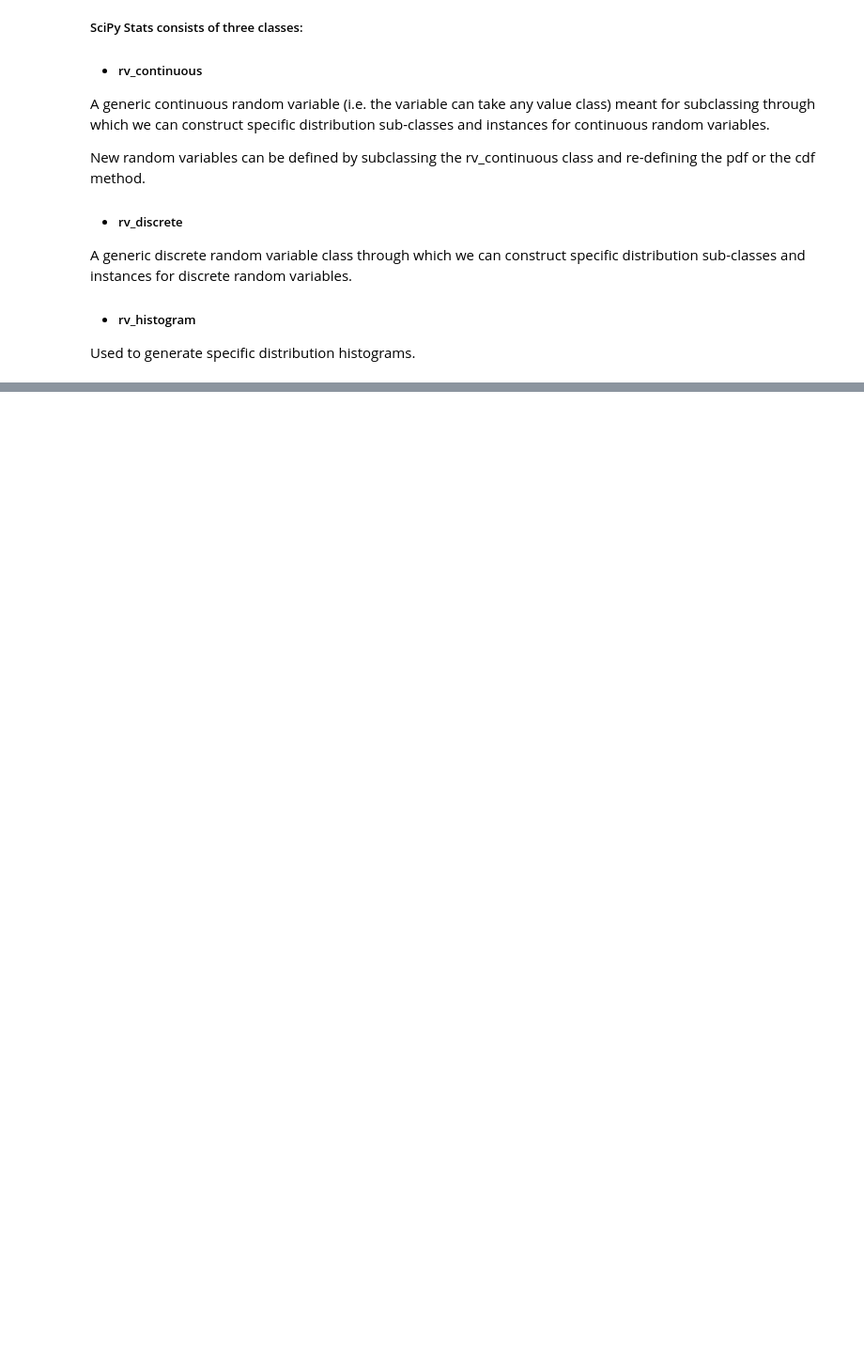
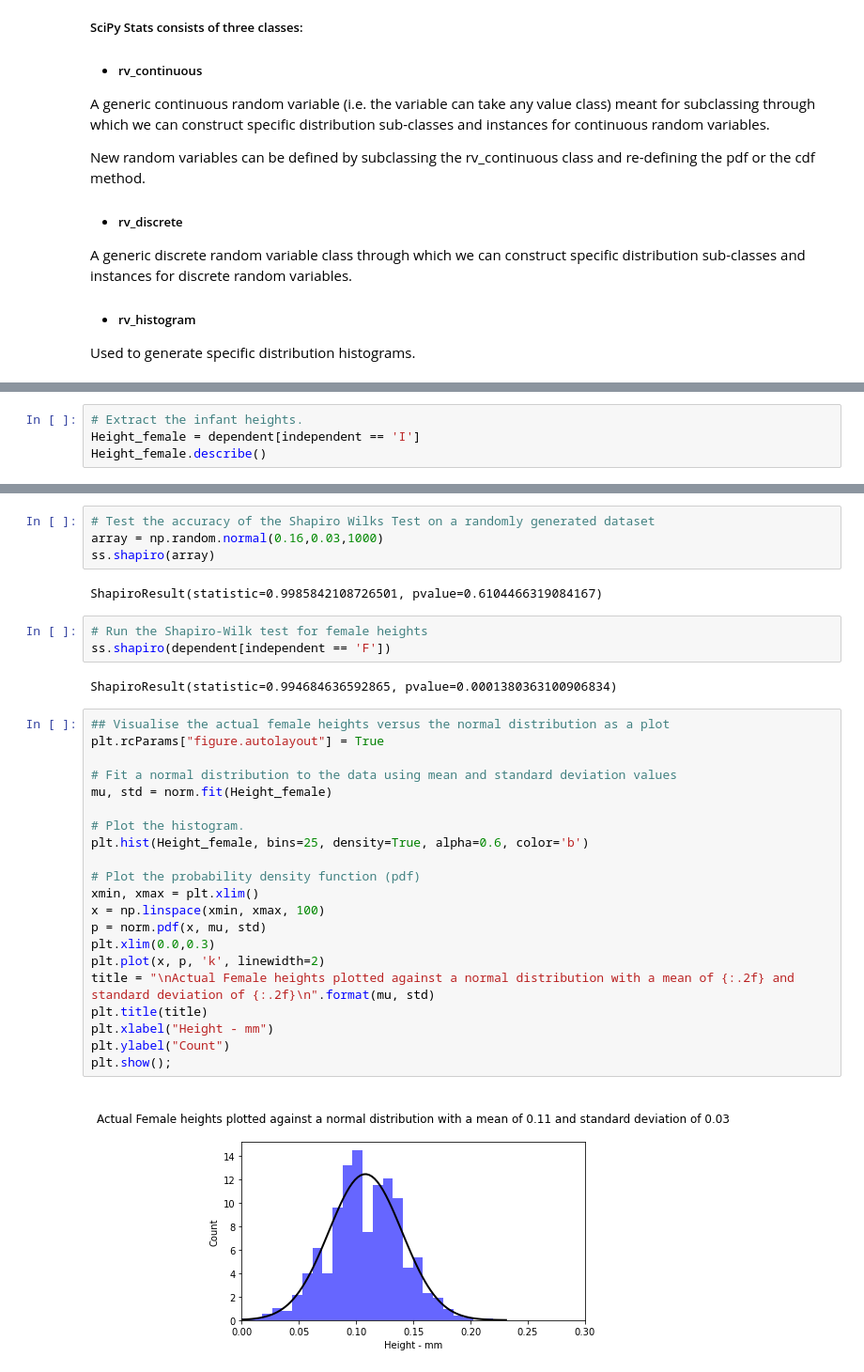
Before and after one commit to Fiona-600/Machine-Learning-and-Statistics-Project, a Jupyter notebook: scikit-stats.ipynb, the cells around one changed output, grey strips where cells are left out. Shown at 94% size. Drawn from its saved outputs; the diff is of its cells as text; blank space fills up the shorter version.

```diff
--- a/scikit-stats.ipynb
+++ b/scikit-stats.ipynb
@@ -44,0 +218,4 @@ Used to generate specific distribution histograms.
+# %%
+# Extract the infant heights.
+Height_female = dependent[independent == 'I']
+Height_female.describe()
@@ -44,0 +238,34 @@ Used to generate specific distribution histograms.
+# %%
+# Test the accuracy of the Shapiro Wilks Test on a randomly generated dataset
+array = np.random.normal(0.16,0.03,1000)
+ss.shapiro(array)
+# %% [output]
+ShapiroResult(statistic=0.9985842108726501, pvalue=0.6104466319084167)
+# %%
+# Run the Shapiro-Wilk test for female heights
+ss.shapiro(dependent[independent == 'F'])
+# %% [output]
+ShapiroResult(statistic=0.994684636592865, pvalue=0.0001380363100906834)
+# %%
+## Visualise the actual female heights versus the normal distribution as a plot
+plt.rcParams["figure.autolayout"] = True
+
+# Fit a normal distribution to the data using mean and standard deviation values
+mu, std = norm.fit(Height_female)
+
+# Plot the histogram.
+plt.hist(Height_female, bins=25, density=True, alpha=0.6, color='b')
+
+# Plot the probability density function (pdf)
+xmin, xmax = plt.xlim()
+x = np.linspace(xmin, xmax, 100)
+p = norm.pdf(x, mu, std)
+plt.xlim(0.0,0.3)
+plt.plot(x, p, 'k', linewidth=2)
+title = "\nActual Female heights plotted against a normal distribution with a mean of {:.2f} and standard deviation of {:.2f}\n".format(mu, std)
+plt.title(title)
+plt.xlabel("Height - mm")
+plt.ylabel("Count")
+plt.show();
+# %% [output]
+[figure, added]
```
Also changed, not shown: parts of 32 cells of this notebook.
